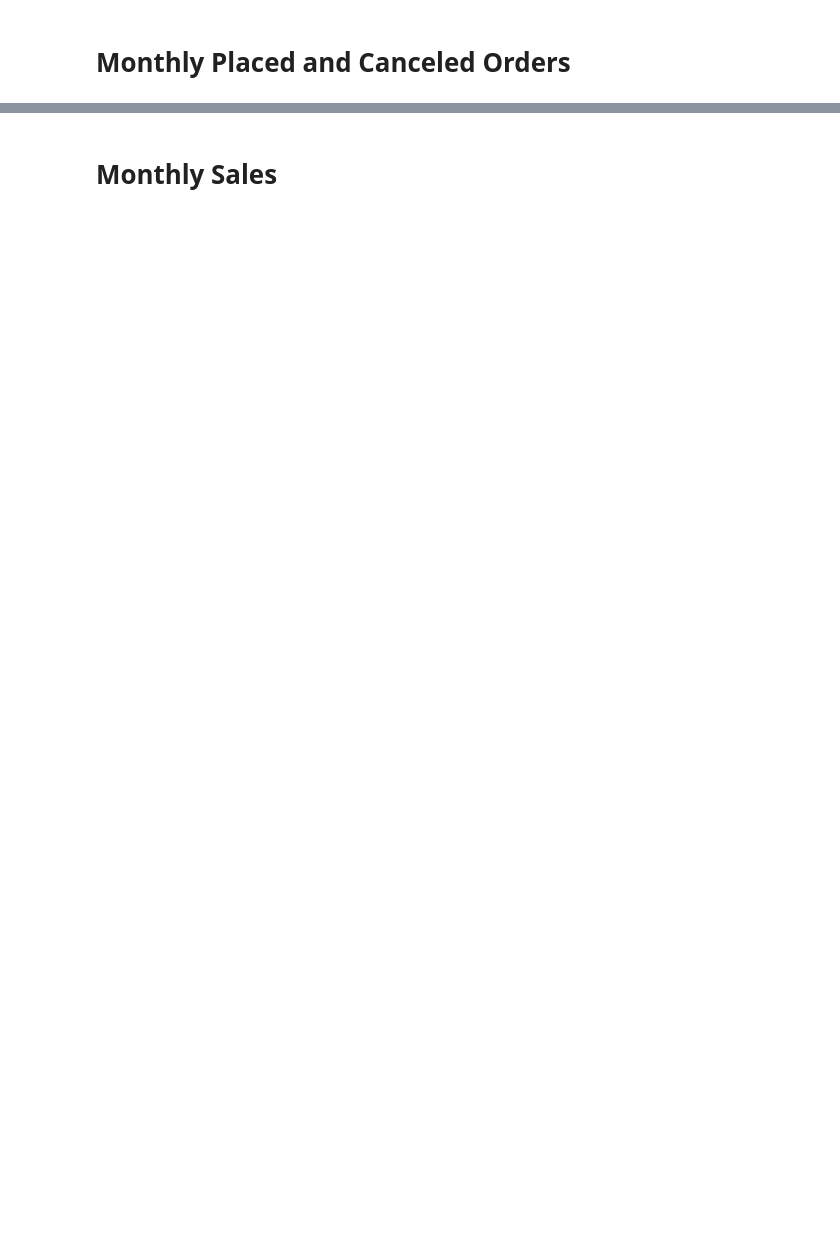
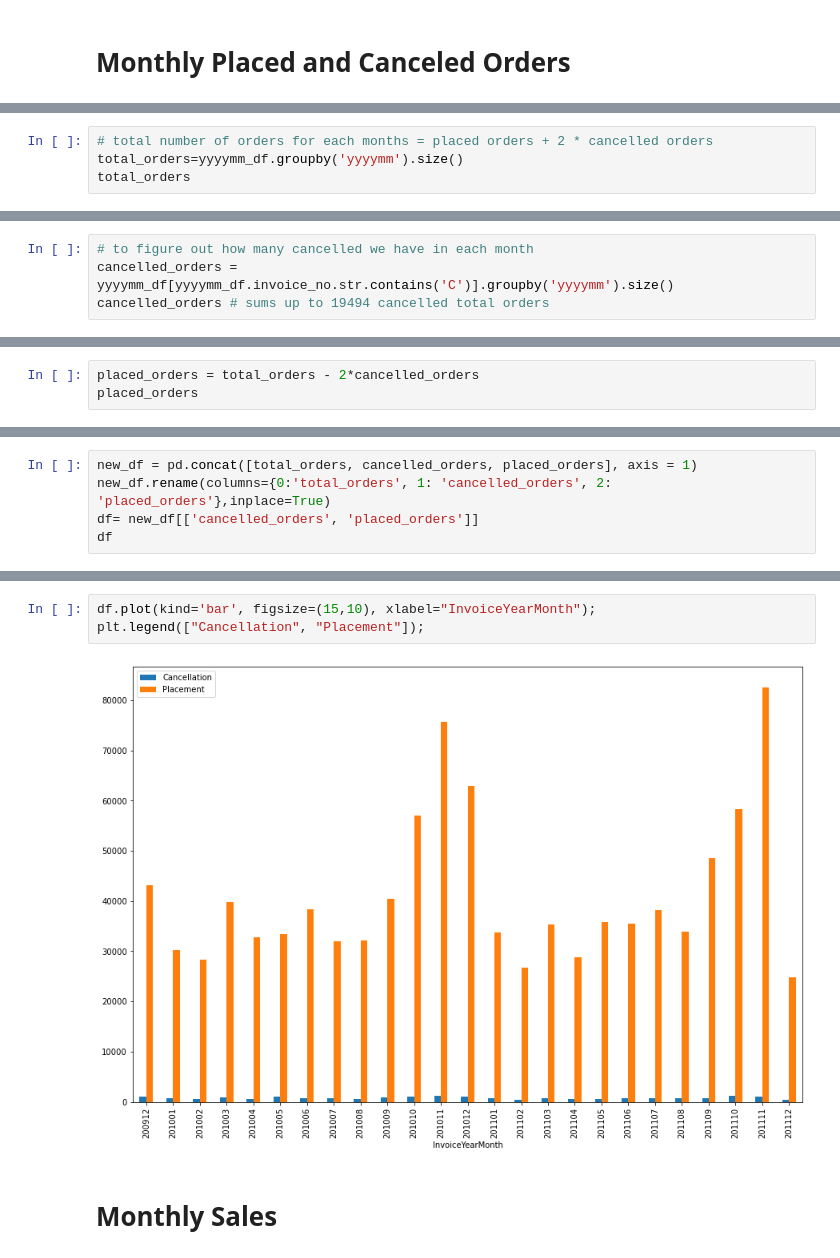
Before and after one commit to jarviscanada/jarvis_data_eng_SowonHam, a Jupyter notebook: python_data_analytics/retail_data_analytics_wrangling.ipynb, the cells around one changed output, grey strips where cells are left out. Cells and saved outputs as stored; diff of their text form; blank space fills up the shorter version.

```diff
--- a/python_data_analytics/retail_data_analytics_wrangling.ipynb
+++ b/python_data_analytics/retail_data_analytics_wrangling.ipynb
@@ -108,0 +434,4 @@ retail_df.head()
+# %%
+# total number of orders for each months = placed orders + 2 * cancelled orders
+total_orders=yyyymm_df.groupby('yyyymm').size()
+total_orders
@@ -108,0 +462,4 @@ retail_df.head()
+# %%
+# to figure out how many cancelled we have in each month
+cancelled_orders = yyyymm_df[yyyymm_df.invoice_no.str.contains('C')].groupby('yyyymm').size()
+cancelled_orders # sums up to 19494 cancelled total orders
@@ -108,0 +506,3 @@ retail_df.head()
+# %%
+placed_orders = total_orders - 2*cancelled_orders
+placed_orders
@@ -108,0 +527,5 @@ retail_df.head()
+# %%
+new_df = pd.concat([total_orders, cancelled_orders, placed_orders], axis = 1)
+new_df.rename(columns={0:'total_orders', 1: 'cancelled_orders', 2: 'placed_orders'},inplace=True)
+df= new_df[['cancelled_orders', 'placed_orders']]
+df
@@ -109,3 +551,8 @@ retail_df.head()
+# %%
+df.plot(kind='bar', figsize=(15,10), xlabel="InvoiceYearMonth");
+plt.legend(["Cancellation", "Placement"]);
+# %% [output]
+[figure, added]
 # %% [markdown]
 # Monthly Sales
 # %% [markdown]
```
Also changed, not shown: parts of 48 cells of this notebook.
